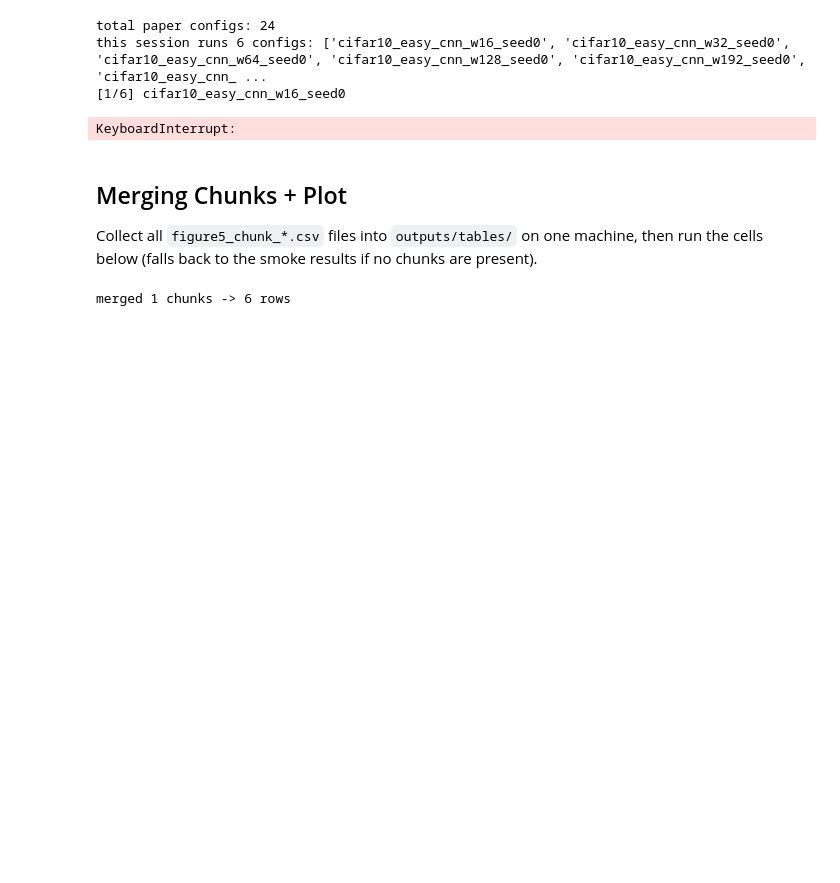
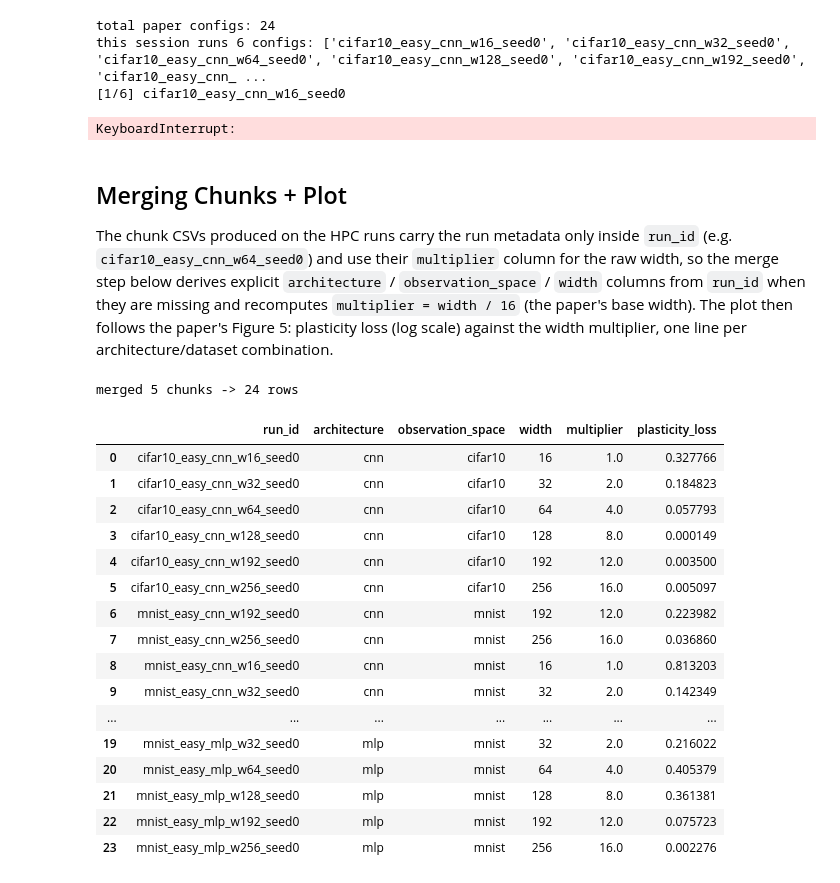
Before and after one commit to mahdigheidi/Masters-Study-Project, a Jupyter notebook: notebooks/figure5_width_sweep_standalone.ipynb, the cells around one changed output. Saved outputs shown, nothing was run; the diff lists cells and outputs as text; code cells hidden in the pictures; blank space fills up the shorter version.

```diff
--- a/notebooks/figure5_width_sweep_standalone.ipynb
+++ b/notebooks/figure5_width_sweep_standalone.ipynb
@@ -713,19 +713,63 @@ KeyboardInterrupt:
 # %% [markdown]
 ## Merging Chunks + Plot
 
-Collect all `figure5_chunk_*.csv` files into `outputs/tables/` on one machine, then run the cells below (falls back to the smoke results if no chunks are present).
+The chunk CSVs produced on the HPC runs carry the run metadata only inside `run_id` (e.g. `cifar10_easy_cnn_w64_seed0`) and use their `multiplier` column for the raw width, so the merge step below derives explicit `architecture` / `observation_space` / `width` columns from `run_id` when they are missing and recomputes `multiplier = width / 16` (the paper's base width). The plot then follows the paper's Figure 5: plasticity loss (log scale) against the width multiplier, one line per architecture/dataset combination.
 # %%
 import glob
+
+BASE_WIDTH = 16  # paper: base width 16, multipliers 1, 2, 4, 8, 12, 16
+
+
+def normalize_width_rows(df):
+    """Fill metadata columns for rows that only carry them inside run_id."""
+    df = df.copy()
+    if "run_id" in df.columns:
+        parts = df["run_id"].str.split("_")
+        derived = {
+            "observation_space": parts.str[0],
+            "environment": parts.str[1],
+            "architecture": parts.str[2],
+            "width": df["run_id"].str.extract(r"_w(\d+)_")[0].astype(float),
+        }
+        for column, values in derived.items():
+            if column not in df.columns:
+                df[column] = values
+            else:
+                df[column] = df[column].fillna(values)
+    df["width"] = df["width"].astype(int)
+    df["multiplier"] = df["width"] / BASE_WIDTH
+    return df
+
 
 chunk_paths = sorted(glob.glob(str(TABLES_DIR / "figure5_chunk_*.csv")))
 if chunk_paths:
     width_df = pd.concat([pd.read_csv(p) for p in chunk_paths], ignore_index=True)
+    width_df = normalize_width_rows(width_df)
     print(f"merged {len(chunk_paths)} chunks -> {len(width_df)} rows")
 else:
-    width_df = smoke_df
+    width_df = normalize_width_rows(smoke_df)
     print("no chunk files found; using smoke results")
+
+width_df[["run_id", "architecture", "observation_space", "width", "multiplier", "plasticity_loss"]]
 # %% [output]
-merged 1 chunks -> 6 rows
+merged 5 chunks -> 24 rows
+|  | run_id | architecture | observation_space | width | multiplier | plasticity_loss |
+| 0 | cifar10_easy_cnn_w16_seed0 | cnn | cifar10 | 16 | 1.0 | 0.327766 |
+| 1 | cifar10_easy_cnn_w32_seed0 | cnn | cifar10 | 32 | 2.0 | 0.184823 |
+| 2 | cifar10_easy_cnn_w64_seed0 | cnn | cifar10 | 64 | 4.0 | 0.057793 |
+| 3 | cifar10_easy_cnn_w128_seed0 | cnn | cifar10 | 128 | 8.0 | 0.000149 |
+| 4 | cifar10_easy_cnn_w192_seed0 | cnn | cifar10 | 192 | 12.0 | 0.003500 |
+| 5 | cifar10_easy_cnn_w256_seed0 | cnn | cifar10 | 256 | 16.0 | 0.005097 |
+| 6 | mnist_easy_cnn_w192_seed0 | cnn | mnist | 192 | 12.0 | 0.223982 |
+| 7 | mnist_easy_cnn_w256_seed0 | cnn | mnist | 256 | 16.0 | 0.036860 |
+| 8 | mnist_easy_cnn_w16_seed0 | cnn | mnist | 16 | 1.0 | 0.813203 |
+| 9 | mnist_easy_cnn_w32_seed0 | cnn | mnist | 32 | 2.0 | 0.142349 |
+| ... | ... | ... | ... | ... | ... | ... |
+| 19 | mnist_easy_mlp_w32_seed0 | mlp | mnist | 32 | 2.0 | 0.216022 |
+| 20 | mnist_easy_mlp_w64_seed0 | mlp | mnist | 64 | 4.0 | 0.405379 |
+| 21 | mnist_easy_mlp_w128_seed0 | mlp | mnist | 128 | 8.0 | 0.361381 |
+| 22 | mnist_easy_mlp_w192_seed0 | mlp | mnist | 192 | 12.0 | 0.075723 |
+| 23 | mnist_easy_mlp_w256_seed0 | mlp | mnist | 256 | 16.0 | 0.002276 |
 # %%
 def plot_width_sweep(df, save_path=None, step=None):
     import matplotlib.pyplot as plt
```
Also changed, not shown: parts of 2 cells of this notebook, 35 other files.
